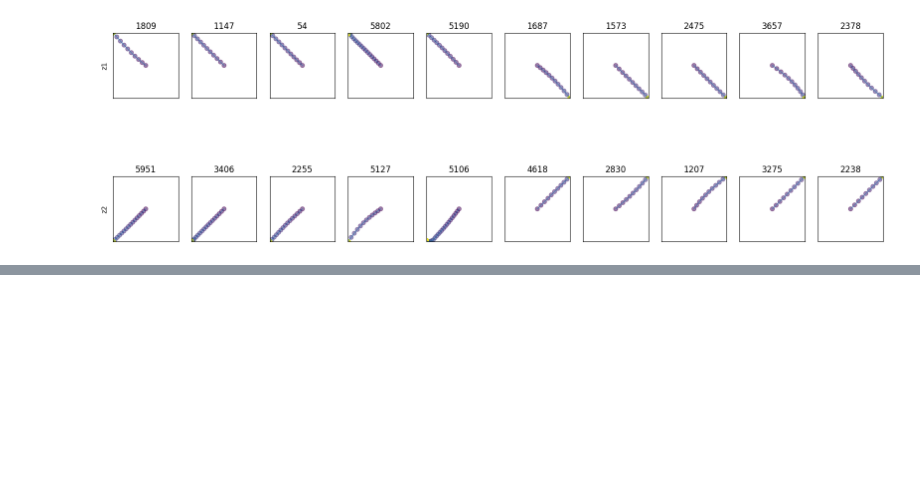
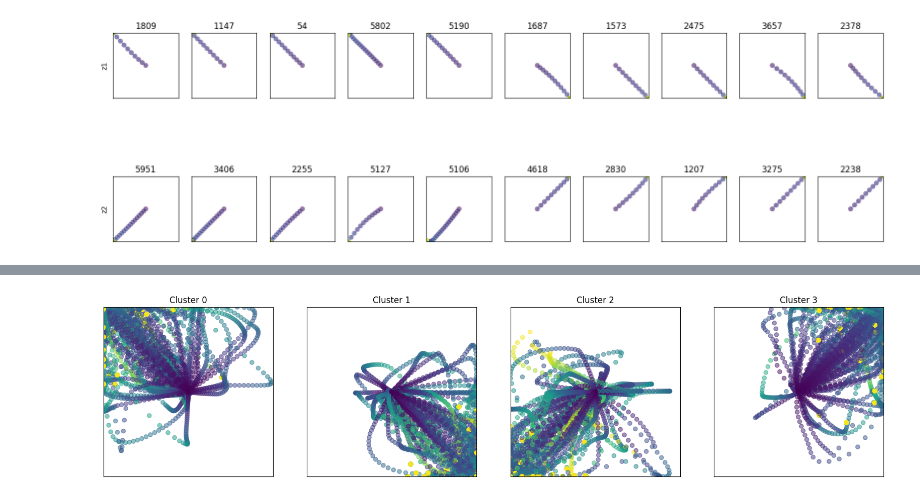
Before and after one commit to NevVerVer/Neuromatch_2022_EcoG_movements, a Jupyter notebook: models/train_behavior_models.ipynb, the cells around one changed output, grey strips where cells are left out. Cells and saved outputs as stored; diff of their text form; code cells hidden in the pictures; blank space fills up the shorter version.

```diff
--- a/models/train_behavior_models.ipynb
+++ b/models/train_behavior_models.ipynb
@@ -171,0 +173,4 @@ plot_data_in_latent_space(lvae, DATASET, 0)
+# %%
+plot_examples_from_class(labels, DATASET, 100)
+# %% [output]
+[figure, added]
```
Also changed, not shown: parts of 2 cells of this notebook, 1 other file.
